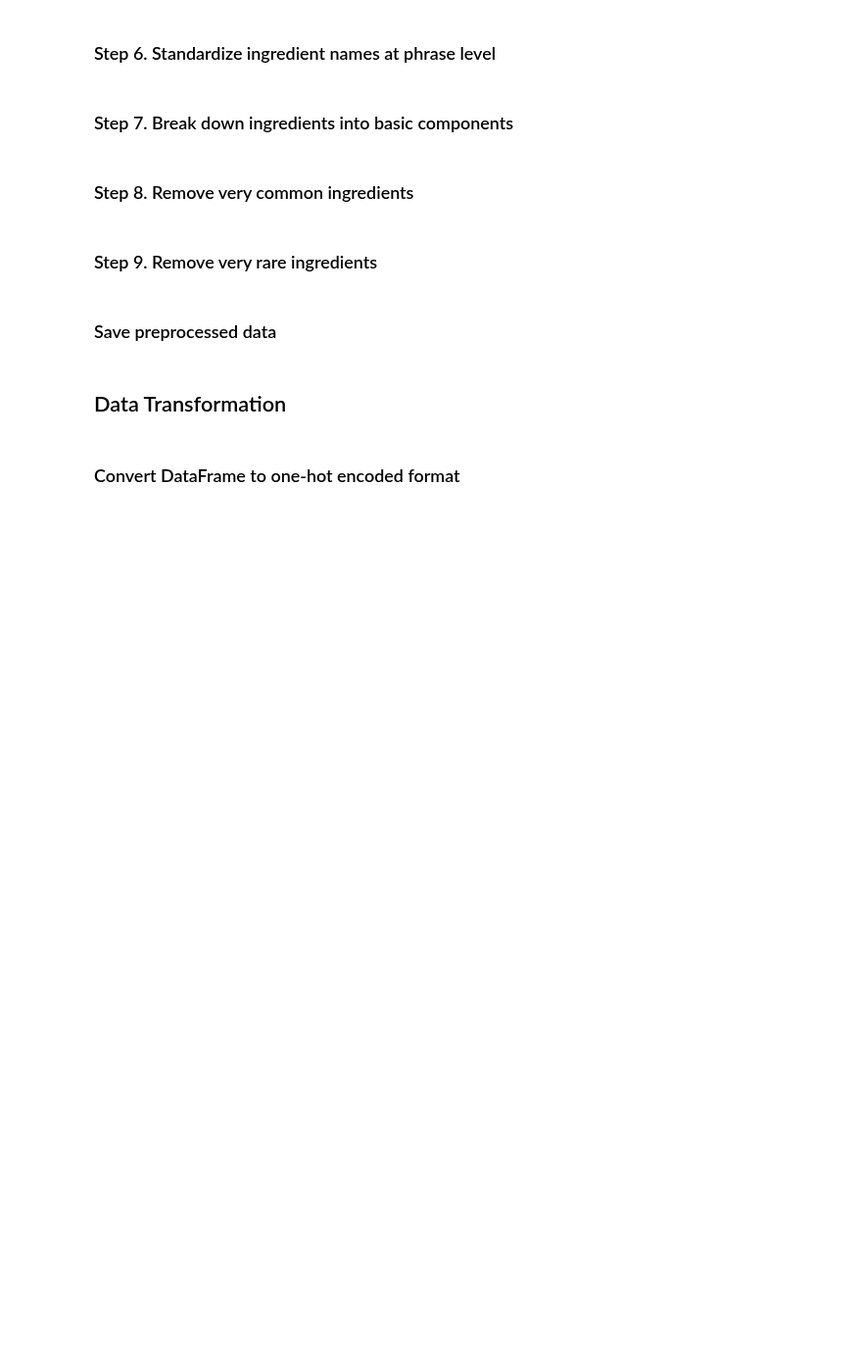
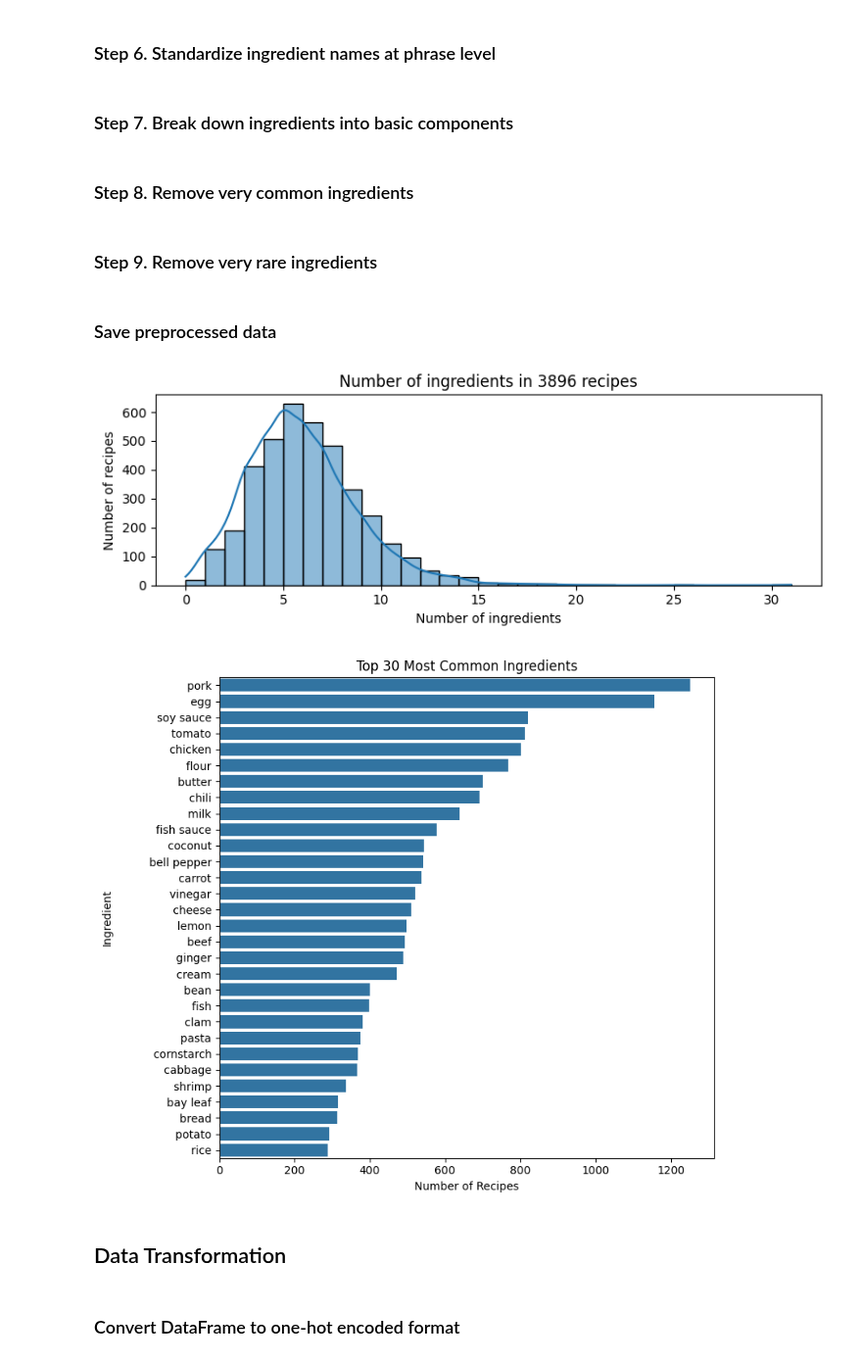
Before and after one commit to rixmape/panlasang-pinoy-clustering, a Jupyter notebook: main.ipynb, the cells around one changed output. Shown at 98% size. Cells and saved outputs as stored; diff of their text form; code cells hidden in the pictures; blank space fills up the shorter version.

Commit message:
Update to remove rare ingredients

```diff
--- a/main.ipynb
+++ b/main.ipynb
@@ -332,12 +372,12 @@ save_ingredients(
 # %% [markdown]
 ### Step 9. Remove very rare ingredients
 # %%
-# Remove ingredients that only appear once
+min_count = 10
 ingredient_counts = recipe_df.filtered_common.explode().value_counts()
-unique_ingredients = ingredient_counts[ingredient_counts == 1].index
+unique_ingredients = ingredient_counts[ingredient_counts >= min_count].index
 
 recipe_df["filtered_unique"] = recipe_df.filtered_common.progress_apply(
-    lambda x: [i for i in x if i not in unique_ingredients]
+    lambda x: [i for i in x if i in unique_ingredients]
 )
 # %%
 save_ingredients(
@@ -352,6 +392,12 @@ recipe_df.to_csv(
     index=False,
     columns=["name", "filtered_unique"],
 )
+# %%
+plot_ingredient_count_distribution(recipe_df.filtered_unique)
+plot_common_ingredients(recipe_df.filtered_unique)
+# %% [output]
+[figure, added]
+[figure, added]
 # %% [markdown]
 ## Data Transformation
 # %% [markdown]
```
Also changed, not shown: parts of 16 cells of this notebook, 4 other files.
